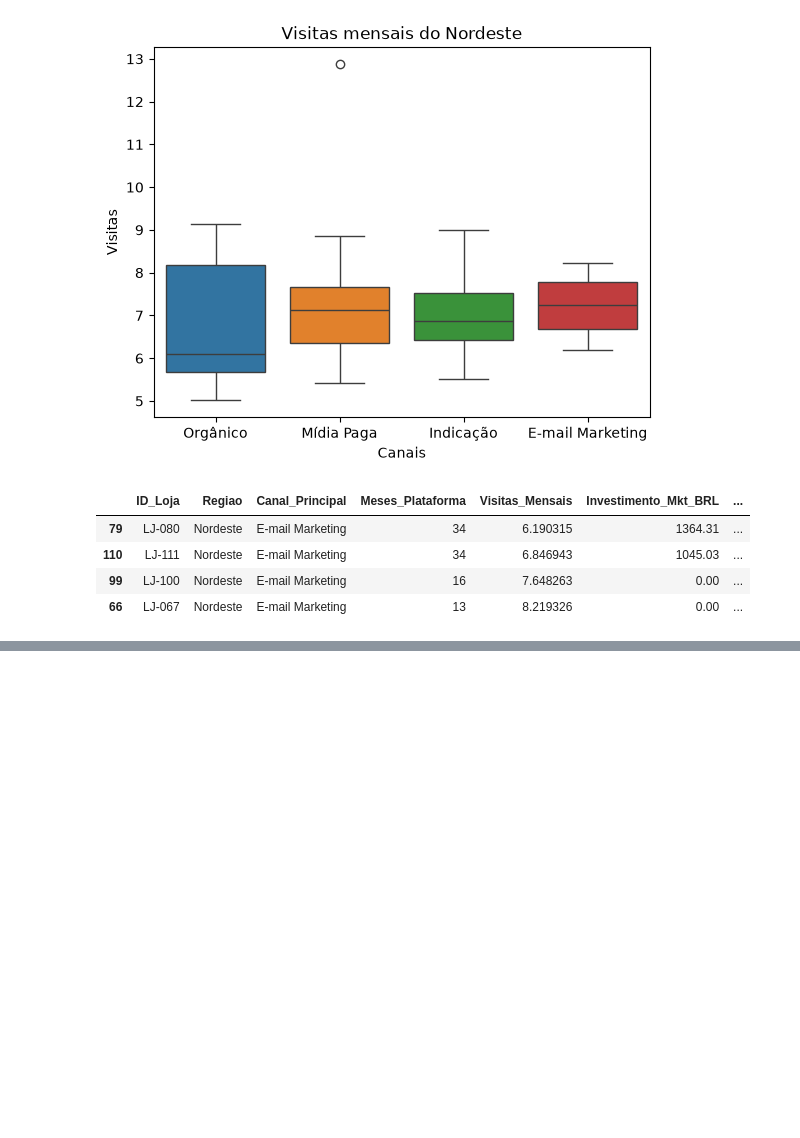
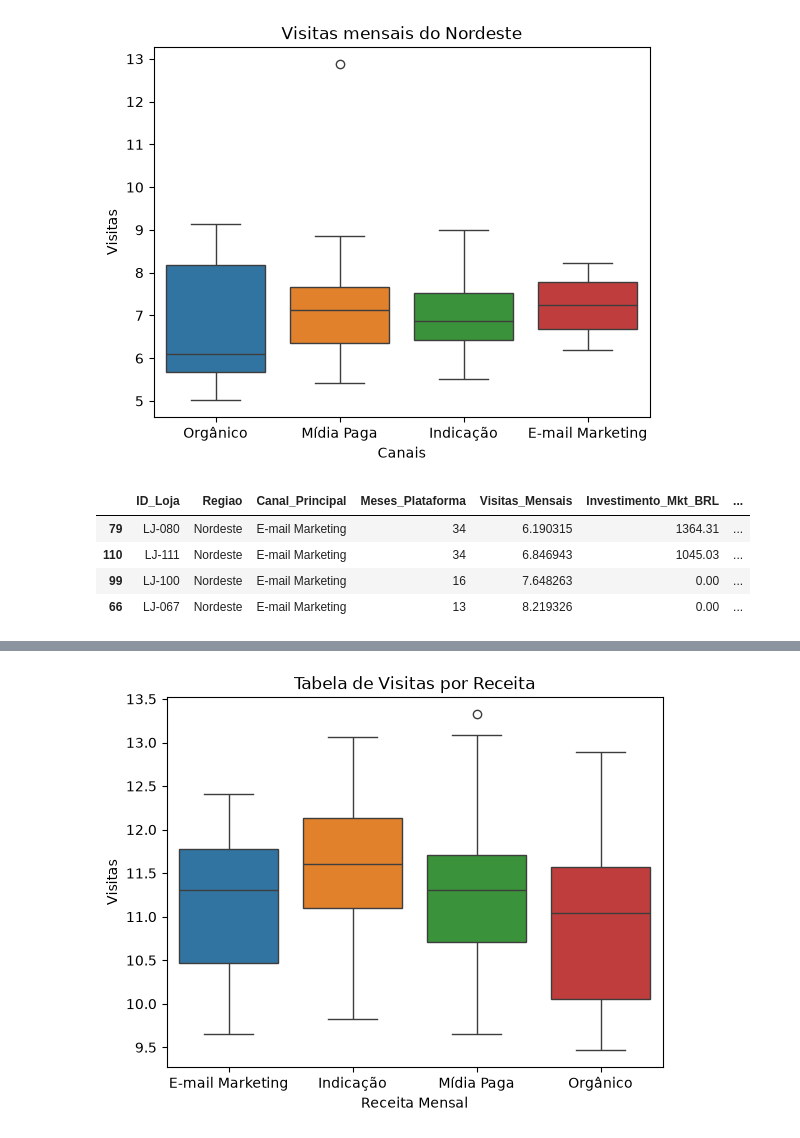
Before and after one commit to Fariu889/Data_Science_Senai, a Jupyter notebook: Logaritmico/Analise de dados.ipynb, the cells around one changed output, grey strips where cells are left out. Drawn from its saved outputs; the diff is of its cells as text; code cells hidden in the pictures; blank space fills up the shorter version.

```diff
--- a/Logaritmico/Analise de dados.ipynb
+++ b/Logaritmico/Analise de dados.ipynb
@@ -159,0 +160,4 @@ sns.lineplot(
+# %%
+prejuizo = tabela[["Canal_Principal", "Visitas_Mensais", "Receita_Mensal_BRL"]]
+
+prejuizo
@@ -159,0 +178,17 @@ sns.lineplot(
+# %%
+prejuizo["Visitas_Mensais"] = np.log1p(prejuizo["Visitas_Mensais"])
+
+prejuizo["Receita_Mensal_BRL"] = np.log1p(prejuizo["Receita_Mensal_BRL"])
+# %%
+plt.title("Tabela de Visitas por Receita")
+sns.boxplot(
+    data = prejuizo,
+    x = "Canal_Principal",
+    y = "Receita_Mensal_BRL",
+    hue = "Canal_Principal"
+)
+plt.ylabel("Visitas")
+plt.xlabel("Receita Mensal")
+plt.show()
+# %% [output]
+[figure, added]
```
Also changed, not shown: parts of 5 cells of this notebook.
